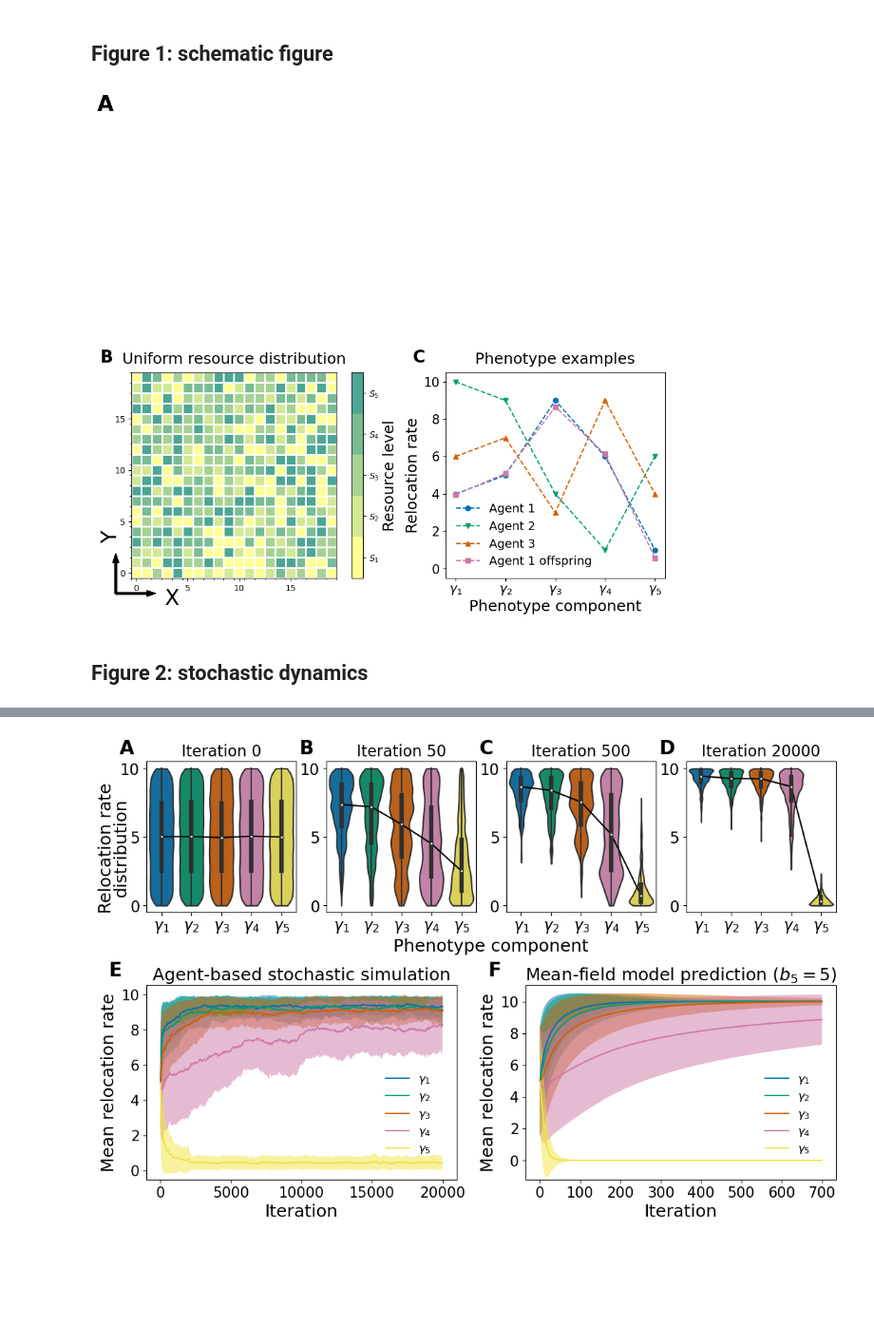
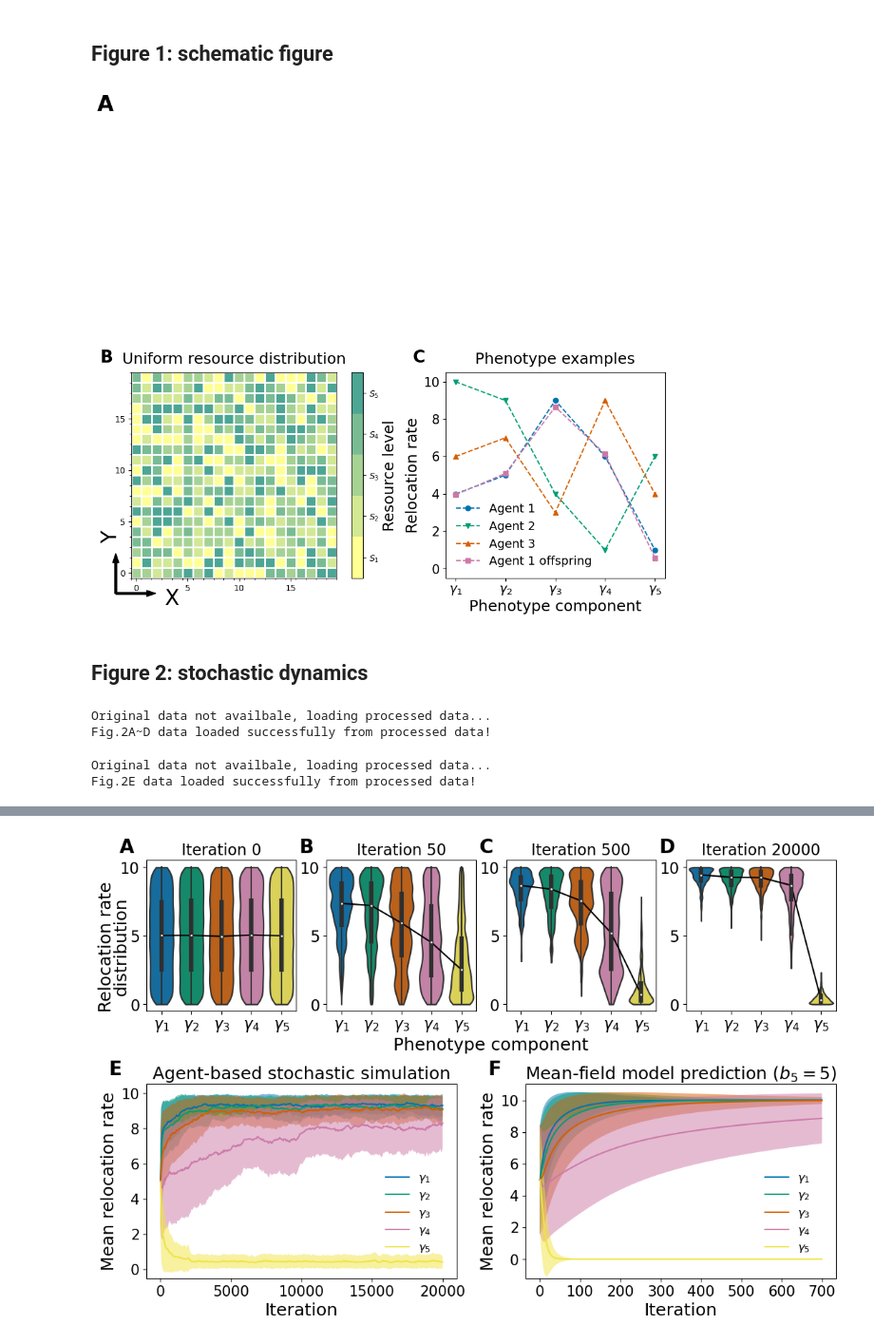
Before and after one commit to tongliang11/Evolution-dynamics, a Jupyter notebook: Figure.ipynb, the cells around one changed output, grey strips where cells are left out. Shown at 95% size. Cells and saved outputs as stored; diff of their text form; code cells hidden in the pictures; blank space fills up the shorter version.

```diff
--- a/Figure.ipynb
+++ b/Figure.ipynb
@@ -12,10 +12,15 @@ from matplotlib import cm
 import string
 from numpy import linalg as LA
 from scipy.misc import derivative
-from scipy.optimize import minimize, root
+from scipy.optimize import curve_fit,minimize, root_scalar
 import itertools
+import os
 style.use('seaborn-colorblind')
 
+# Default: load processed data; set to True to load original data when possible, but expect to run longer
+LOAD_ORIGINAL_DATA = False
+# Default: figures not saved; set to True if attempt to save generated figures
+SAVE_FIGURE = False
 
 class Agent:
     """
@@ -98,36 +103,102 @@ cbar.mappable.set_clim(0.5, 5.5)
 cbar.set_ticklabels(['$S_1$', '$S_2$', '$S_3$', '$S_4$', '$S_5$'])
 cbar.set_label('Resource level', fontsize=18)
 
 
 # Phenotype schematic
 gs2 = gridspec.GridSpec(
     1, 1, width_ratios=[1], left=0.6, right=1, top=0.45, bottom=0, wspace=0)
 ax2 = plt.subplot(gs2[0, 0])
 # noise = np.random.normal(0, 0.2, 5) # reproduction noise, std = 0.2 is for illustration only
 noise = [-0.04801385,  0.09379505, -0.34464689,  0.12703898, -0.41765944]
 hop = [[4, 5, 9, 6, 1], [10, 9, 4, 1, 6], [6, 7, 3, 9, 4], np.array(
     [4, 5, 9, 6, 1])+noise]  # size of reproduction noise is for illustration purpose only
 # for i in range(3):
 ax2.plot(hop[0], '--o', label='Agent {}'.format(1))
 ax2.plot(hop[1], '--v', label='Agent {}'.format(2))
 ax2.plot(hop[2], '--^', label='Agent {}'.format(3))
 ax2.plot(hop[3], '--s', label='Agent 1 offspring')
 ax2.set_title("Phenotype examples",
               fontsize=18, pad=10)
 ax2.text(-0.15, 1.05, "C", transform=ax2.transAxes,
          size=20, weight='bold')
 plt.xticks(np.arange(5), ('$\gamma_1$', r'$\gamma_2$',
                           r'$\gamma_3$', r'$\gamma_4$', r'$\gamma_5$'), fontsize=15)
 plt.yticks(fontsize=15)
 plt.ylabel('Relocation rate', fontsize=18)
 plt.xlabel('Phenotype component', fontsize=18)
 plt.ylim(-0.5, 10.5)
 plt.legend(loc=3, fontsize=14, frameon=False)
 
-fig.savefig('./Figures/Figure_1_resource_phenotype.pdf',
-            bbox_inches='tight')  # save the figure!s
+if SAVE_FIGURE:
+    fig.savefig('./Figures/Figure_1_resource_phenotype.pdf',
+            bbox_inches='tight')
 # %% [output]
-[figure, old version]
+[figure, new version]
 # %% [markdown]
 ## Figure 2: stochastic dynamics
+# %%
+############################### Fig.2A~D: stochastic simulation data ###############################
+#################### If original data is not avaible, processed data will be loaded ###################
+original_data_path = './evolve_data/2021_06_04_15_36'
+number_of_trials = 20
+if os.path.isdir(original_data_path) and LOAD_ORIGINAL_DATA:
+    print('Loading original data....')
+    df = []
+    for i in ['00', 50, 500, 20000]:
+        data = [[] for _ in range(number_of_trials)]
+        boxdata = []
+        for j in range(number_of_trials):
+            try:
+                with open(original_data_path+"/trial_{}/iteration_{}".format(j, i), "rb") as fp:   # Unpickling
+                    data[j] = pickle.load(fp)
+            except FileNotFoundError:
+                print("trial_{}".format(j) +
+                      " doesn\'t have iteration_{}".format(i))
+            else:
+                boxdata.append(np.array([data[j][i].hop for i in range(500)]))
+        df.append(pd.DataFrame(np.array(boxdata).reshape(10000, 5), columns=(
+            '$\gamma_1$', r'$\gamma_2$', r'$\gamma_3$', r'$\gamma_4$', r'$\gamma_5$')))
+    print("Fig.2A~D data loaded successfully from original data!")
+else:
+    print("Original data not availbale, loading processed data...")
+    with open('./processed_data/fig2a_d', "rb") as fp:
+        df = pickle.load(fp)
+    print("Fig.2A~D data loaded successfully from processed data!")
+# %% [output]
+Original data not availbale, loading processed data...
+Fig.2A~D data loaded successfully from processed data!
+# %%
+############################### Fig.2E: stochastic simulation data ###############################
+#################### If original data is not avaible, processed data will be loaded ###################
+original_data_path = './evolve_data/2021_06_04_15_36'
+number_of_trials = 20
+if os.path.isdir(original_data_path) and LOAD_ORIGINAL_DATA:
+    print('Loading original data....')
+    iteration = 20001
+    iter_interval = 50  # save_iter in the simulation
+    std_standard = [[] for _ in range(len(range(0, iteration, iter_interval)))]
+    ave_standard = [[] for _ in range(len(range(0, iteration, iter_interval)))]
+    for i in range(0, iteration, iter_interval):
+        data = [[] for _ in range(number_of_trials)]
+        boxdata = []
+        for j in range(number_of_trials):
+            try:
+                with open(data_path+"/trial_{}/iteration_{}".format(j, i), "rb") as fp:   # Unpickling
+                    data[j] = pickle.load(fp)
+            except FileNotFoundError:
+                print("trial_{}".format(j) +
+                      " doesn\'t have iteration_{}".format(i))
+            else:
+                boxdata.append(np.array([data[j][i].hop for i in range(500)]))
+        std_standard[int(i/iter_interval)] = np.std(np.vstack(boxdata), 0)
+        ave_standard[int(i/iter_interval)] = np.mean(np.vstack(boxdata), 0)
+    print("Fig.2E data loaded successfully from original data!")
+else:
+    print("Original data not availbale, loading processed data...")
+    with open('./processed_data/fig2e', "rb") as fp:
+        ave_standard, std_standard = pickle.load(fp)
+    print("Fig.2E data loaded successfully from processed data!")
+# %% [output]
+Original data not availbale, loading processed data...
+Fig.2E data loaded successfully from processed data!
 # %%
```
Also changed, not shown: parts of 29 cells of this notebook, 20 other files.
